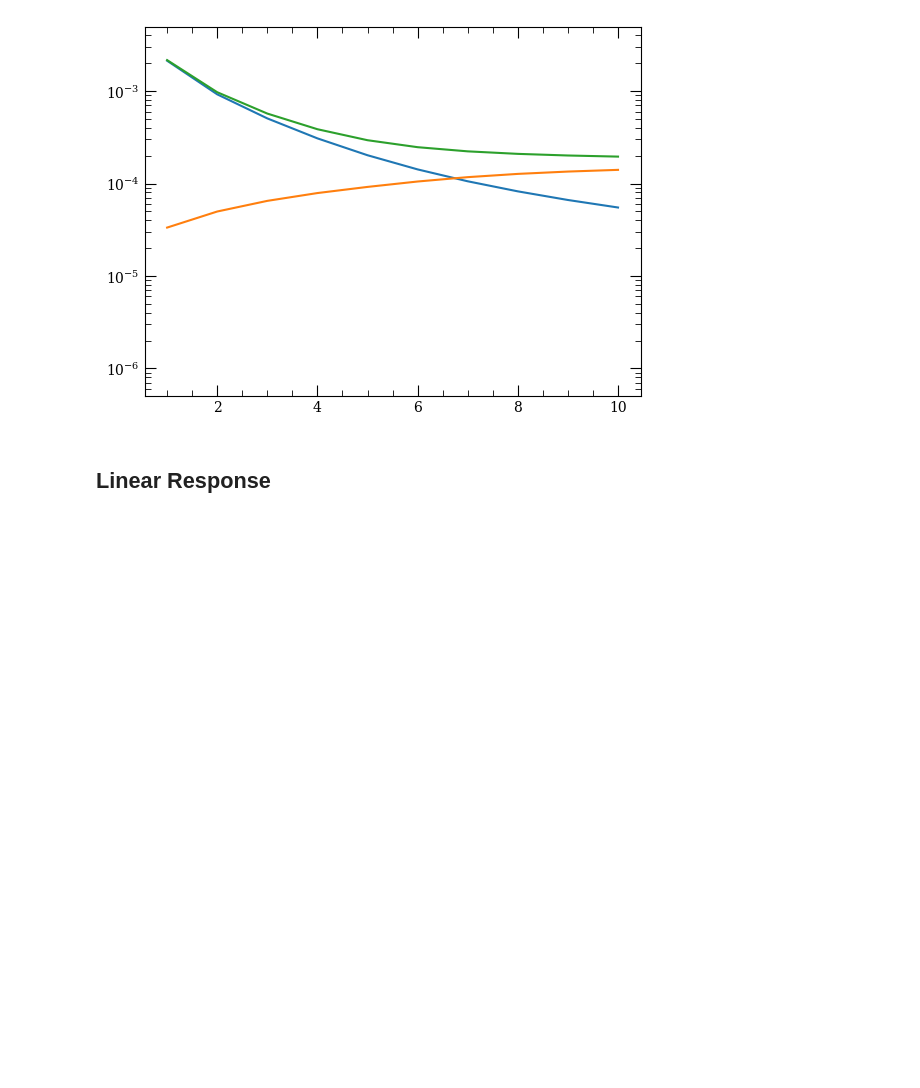
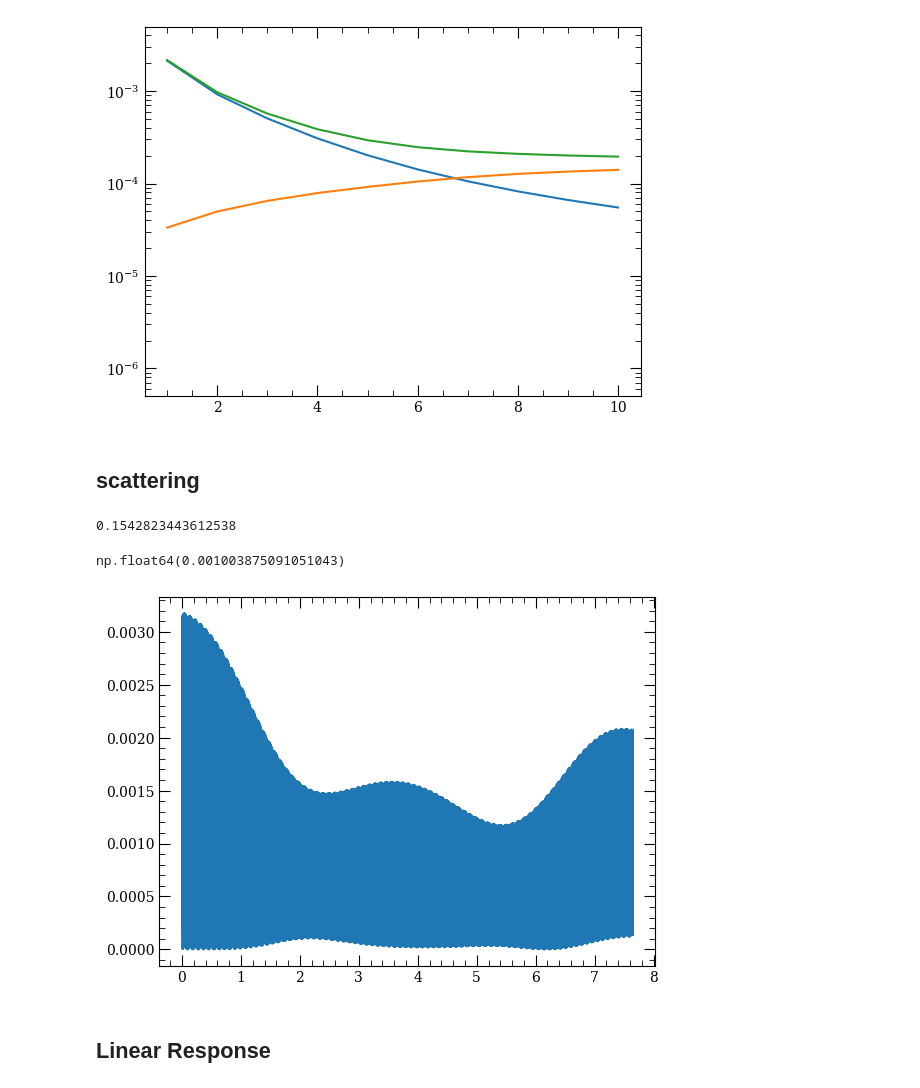
Before and after one commit to Linipun/GateError, a Jupyter notebook: budget-2photons.ipynb, the cells around one changed output. Saved outputs shown, nothing was run; the diff lists cells and outputs as text; code cells hidden in the pictures; blank space fills up the shorter version.

Commit message:
improved 2photon scattering calculation, add scan 2photon

```diff
--- a/budget-2photons.ipynb
+++ b/budget-2photons.ipynb
@@ -774,3 +775,10 @@ ax2.set_ylim([0.5e-6,5e-3])
 (5e-07, 0.005)
 [figure]
 [figure]
+# %% [markdown]
+<h2>scattering</h2>
+# %%
+intermediate_lifetime = atom.getStateLifetime(n=7,l=1,j=1/2,temperature=300, includeLevelsUpTo=n+20,s=0.5)*1e6
+print(intermediate_lifetime)
+# %% [output]
+0.1542823443612538
@@ -777,3 +810,43 @@ ax2.set_ylim([0.5e-6,5e-3])
+# %%
+# total_state = 3
+# t_span = (0, 7.65)
+# t_eval = np.linspace(*t_span, 100)
+# psi0 = np.zeros((total_state,total_state), dtype=complex)
+# psi0[0,0] = 1
+# y0 = np.concatenate((psi0.real.flatten(), psi0.imag.flatten()))
+# sol = solve_ivp(linbald, t_span, y0, t_eval=t_eval, method='RK45',rtol=1e-11, atol=1e-12)
+
+
+# c= sol.y
+# steps = c.shape[-1]
+# cg = c[:total_state*total_state,:].reshape(total_state,total_state, steps) + 1j* c[total_state**2:,:].reshape(total_state,total_state, steps)
+
+psi = np.zeros((3),complex)
+psi[0] = 1
+psi_no = np.copy(psi)
+population = []
+resolution = 10000
+ts = np.linspace(0, 7.65,resolution)
+
+for t in ts:
+    H0 = Ht(t)
+    H0_no = Ht(t,decay_enabled=False)
+    dt = ts[1]-ts[0]
+    psi = scipy.linalg.expm(-1j*H0*dt)@psi
+    psi_no = scipy.linalg.expm(-1j*H0_no*dt)@psi_no
+    population.append(psi)
+population = np.array(population)
+fig, ax =plt.subplots()
+# plt.plot(abs(population[:,-5,0]**2))
+# plt.plot(abs(population[:,-3]**2))
+# plt.plot(ts, abs(population[:,0]**2), label=r'\ket{1}')
+# plt.plot(ts, abs(population[:,2]**2), label=r'\ket{r}')
+plt.plot(ts, abs(population[:,1]**2), label=r'\ket{r}')
+# ax.plot(ts, abs(population[:,0]**2), label=r'\ket{l}')
+abs(psi_no[0]**2)-abs(population[-1,0]**2)
+# %% [output]
+np.float64(0.001003875091051043)
+[figure, added]
 # %% [markdown]
 <h2>Linear Response</h2>
 # %%
```
Also changed, not shown: parts of 2 cells of this notebook, 1 other file.
